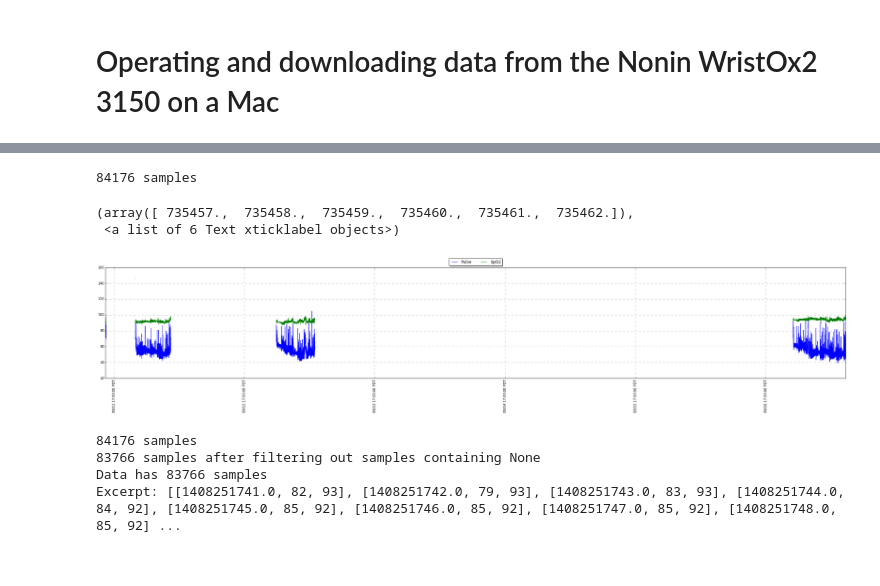
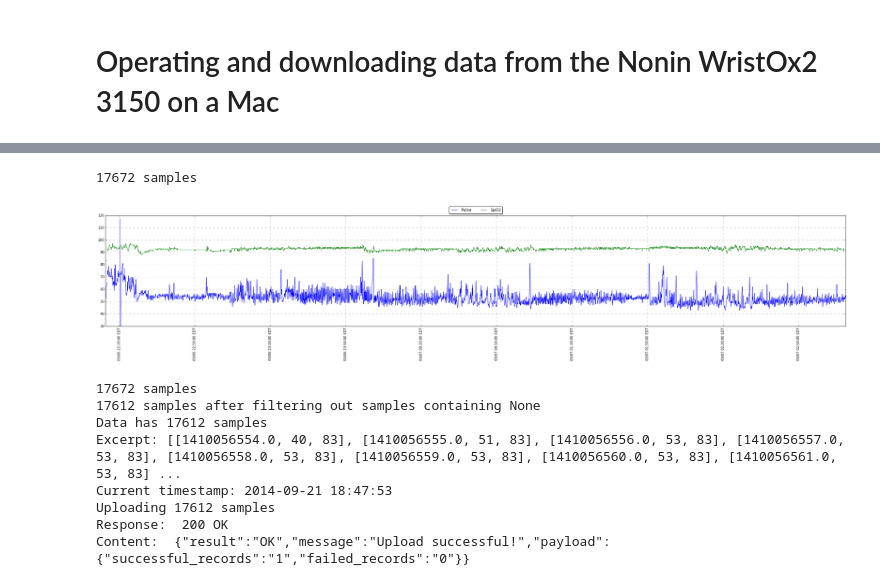
Before and after one commit to fluxtream/fluxtream-ipy, a Jupyter notebook: Nonin-WristOx2-3150.ipynb, the cells around one changed output, grey strips where cells are left out. Drawn from its saved outputs; the diff is of its cells as text; code cells hidden in the pictures.

```diff
--- a/Nonin-WristOx2-3150.ipynb
+++ b/Nonin-WristOx2-3150.ipynb
@@ -296,32 +282,32 @@ Total of 5 valid sessions
 # %%
 import itertools
 samples = list(itertools.chain(*sessions))
 print len(samples), 'samples'
 
 fig, ax = plt.subplots(figsize=(40,6))
 
 times = [sample[0] for sample in samples]
 
 ax.plot(times, [sample[1] for sample in samples], label="Pulse")
 ax.plot(times, [sample[2] for sample in samples], label="SpO2")
 
 # Legend above plot
 ax.legend(loc='upper center', bbox_to_anchor=(0.5, 1.10),
           fancybox=True, shadow=True, ncol=5)
 
 # plt.gcf().autofmt_xdate()  # Nice dates on X axis
 
 #ax.xaxis.set_major_formatter(FuncFormatter(lambda x, pos: '%.6f' % x))
 
 ax.grid(alpha=0.5, linestyle='dashed', linewidth=0.5) # Grid
 
 ax.xaxis.set_major_formatter(matplotlib.dates.DateFormatter('%m/%d %H:%M:%S %Z', tz=tz.tzlocal()))
 plt.xticks(rotation='vertical')
+
+None
 # %% [output]
-84176 samples
+17672 samples
-(array([ 735457.,  735458.,  735459.,  735460.,  735461.,  735462.]),
- <a list of 6 Text xticklabel objects>)
-[figure, old version]
+[figure, new version]
 # %%
 from IPython.html import widgets # Widget definitions
 from IPython.display import display # Used to display widgets in the notebook
@@ -346,6 +332,11 @@ set_login_button = widgets.ButtonWidget(description='Set')
 set_login_button.on_click(set_password)
 display(set_login_button)
 # %%
+import base64
+import json
+import httplib
+import urllib
+
 # Concatenate all the sessions into a single list of samples
 samples = list(itertools.chain(*sessions))
 
@@ -364,8 +355,47 @@ def epoch_time(dt):
 print 'Data has %d samples' % len(samples)
 data = [[epoch_time(sample[0]), sample[1], sample[2]] for sample in samples]
 print 'Excerpt:', data[0:10]
+
+user_agent = 'Nonin3150 uploader'
+server = 'fluxtream.org'
+dev_nickname = 'Nonin3150'
+channel_names = ['Pulse', 'SpO2']
+
+post_fields = {
+    'dev_nickname': dev_nickname,
+    'channel_names': json.dumps(channel_names),
+    'data': json.dumps(data)
+}
+
+webservice = httplib.HTTP(server)
+webservice.putrequest('POST', '/api/bodytrack/upload')
+
+webservice.putheader('User-Agent', user_agent)
+webservice.putheader('Content-type', 'application/x-www-form-urlencoded')
+
+encoded_fields = urllib.urlencode(post_fields)
+webservice.putheader('Content-length', "%d" % len(encoded_fields))
+
+auth = base64.encodestring('%s:%s' % (username, password)).strip()
+webservice.putheader('Authorization', 'Basic %s' % auth)
+
+webservice.endheaders()
+
+print datetime.datetime.now().strftime('Current timestamp: %Y-%m-%d %H:%M:%S')
+print 'Uploading %d samples' % (len(samples))
+webservice.send(encoded_fields)
+
+# get the response
+statuscode, statusmessage, header = webservice.getreply()
+print "Response: ", statuscode, statusmessage
+res = webservice.getfile().read()
+print 'Content: ', res
 # %% [output]
-84176 samples
-83766 samples after filtering out samples containing None
-Data has 83766 samples
-Excerpt: [[1408251741.0, 82, 93], [1408251742.0, 79, 93], [1408251743.0, 83, 93], [1408251744.0, 84, 92], [1408251745.0, 85, 92], [1408251746.0, 85, 92], [1408251747.0, 85, 92], [1408251748.0, 85, 92] ...
+17672 samples
+17612 samples after filtering out samples containing None
+Data has 17612 samples
+Excerpt: [[1410056554.0, 40, 83], [1410056555.0, 51, 83], [1410056556.0, 53, 83], [1410056557.0, 53, 83], [1410056558.0, 53, 83], [1410056559.0, 53, 83], [1410056560.0, 53, 83], [1410056561.0, 53, 83] ...
+Current timestamp: 2014-09-21 18:47:53
+Uploading 17612 samples
+Response:  200 OK
+Content:  {"result":"OK","message":"Upload successful!","payload":{"successful_records":"1","failed_records":"0"}}
```
Also changed, not shown: parts of 6 cells of this notebook.
